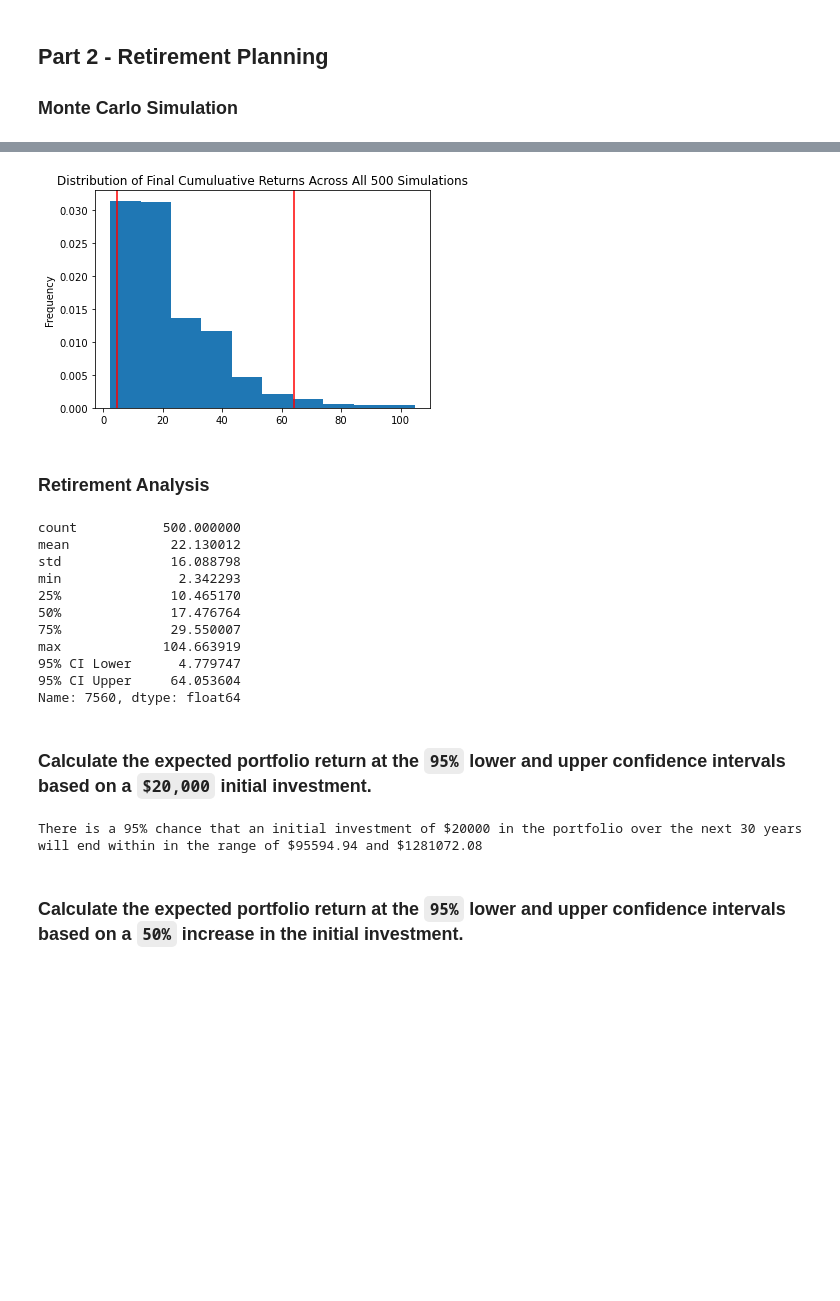
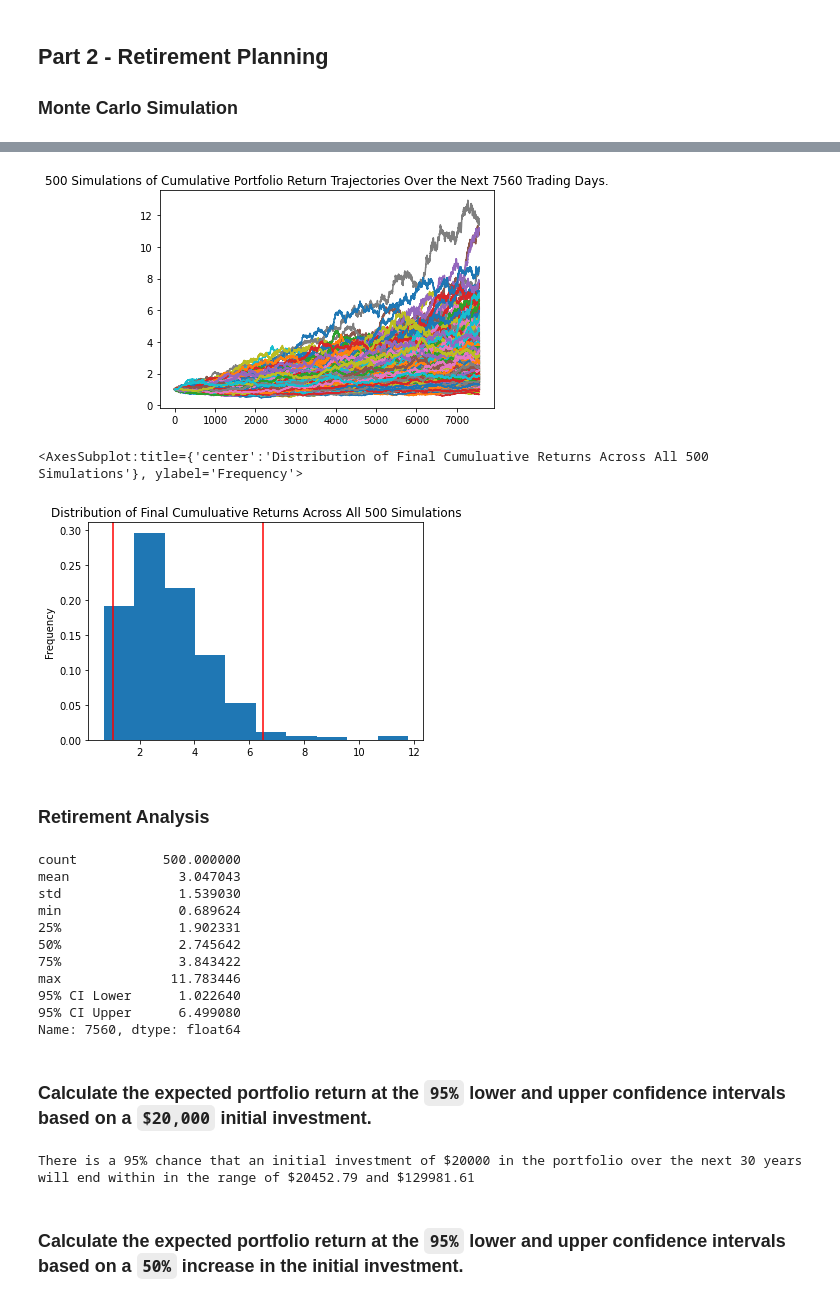
Before and after one commit to tetmiranda/Financial-Planning, a Jupyter notebook: financial-planner.ipynb, the cells around one changed output, grey strips where cells are left out. Cells and saved outputs as stored; diff of their text form; code cells hidden in the pictures; blank space fills up the shorter version.

Commit message:
finalised python code - 13/09

```diff
--- a/financial-planner.ipynb
+++ b/financial-planner.ipynb
@@ -315,27 +333,36 @@ Running Monte Carlo simulation number 490.
+# %%
+# Plot simulation outcomes
+mcs_thirtyYr_line_plot = mcs_thirtyYr_input.plot_simulation()
+
+# Save the plot for future usage
+mcs_thirtyYr_line_plot.get_figure().savefig("MCS_thirty_year_sim_plot.png", bbox_inches="tight")
+# %% [output]
+[figure, added]
 # %%
 # Plot probability distribution and confidence intervals
-# YOUR CODE HERE!
+mcs_thirtyYr_input.plot_distribution()
 # %% [output]
+<AxesSubplot:title={'center':'Distribution of Final Cumuluative Returns Across All 500 Simulations'}, ylabel='Frequency'>
-[figure, old version]
+[figure, new version]
 # %% [markdown]
 ### Retirement Analysis
 # %%
 # Fetch summary statistics from the Monte Carlo simulation results
-# YOUR CODE HERE!
+mcs_summary = mcs_thirtyYr_input.summarize_cumulative_return()
+# Print summary statistics
 
-# Print summary statistics
-# YOUR CODE HERE!
+display(mcs_summary)
 # %% [output]
 count           500.000000
-mean             22.130012
-std              16.088798
-min               2.342293
-25%              10.465170
-50%              17.476764
-75%              29.550007
-max             104.663919
-95% CI Lower      4.779747
-95% CI Upper     64.053604
+mean              3.047043
+std               1.539030
+min               0.689624
+25%               1.902331
+50%               2.745642
+75%               3.843422
+max              11.783446
+95% CI Lower      1.022640
+95% CI Upper      6.499080
 Name: 7560, dtype: float64
 # %% [markdown]
 ### Calculate the expected portfolio return at the `95%` lower and upper confidence intervals based on a `$20,000` initial investment.
@@ -345,13 +372,15 @@ initial_investment = 20000
 
 # Use the lower and upper `95%` confidence intervals to calculate the range of the possible outcomes of our $20,000
 # YOUR CODE HERE!
+ci_lower = round(initial_investment * mcs_summary[8],2)
+ci_upper =  round(initial_investment * mcs_summary[9],2)
 
 # Print results
 print(f"There is a 95% chance that an initial investment of ${initial_investment} in the portfolio"
       f" over the next 30 years will end within in the range of"
       f" ${ci_lower} and ${ci_upper}")
 # %% [output]
-There is a 95% chance that an initial investment of $20000 in the portfolio over the next 30 years will end within in the range of $95594.94 and $1281072.08
+There is a 95% chance that an initial investment of $20000 in the portfolio over the next 30 years will end within in the range of $20452.79 and $129981.61
 # %% [markdown]
 ### Calculate the expected portfolio return at the `95%` lower and upper confidence intervals based on a `50%` increase in the initial investment.
 # %%
```
Also changed, not shown: parts of 29 cells of this notebook, 5 other files.
